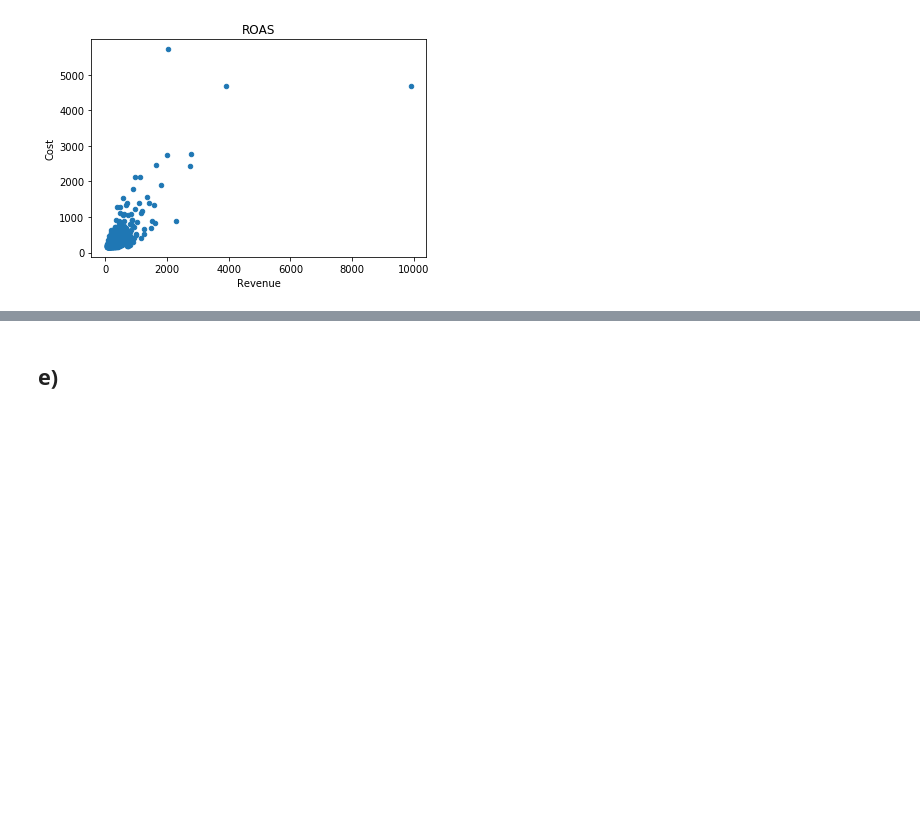
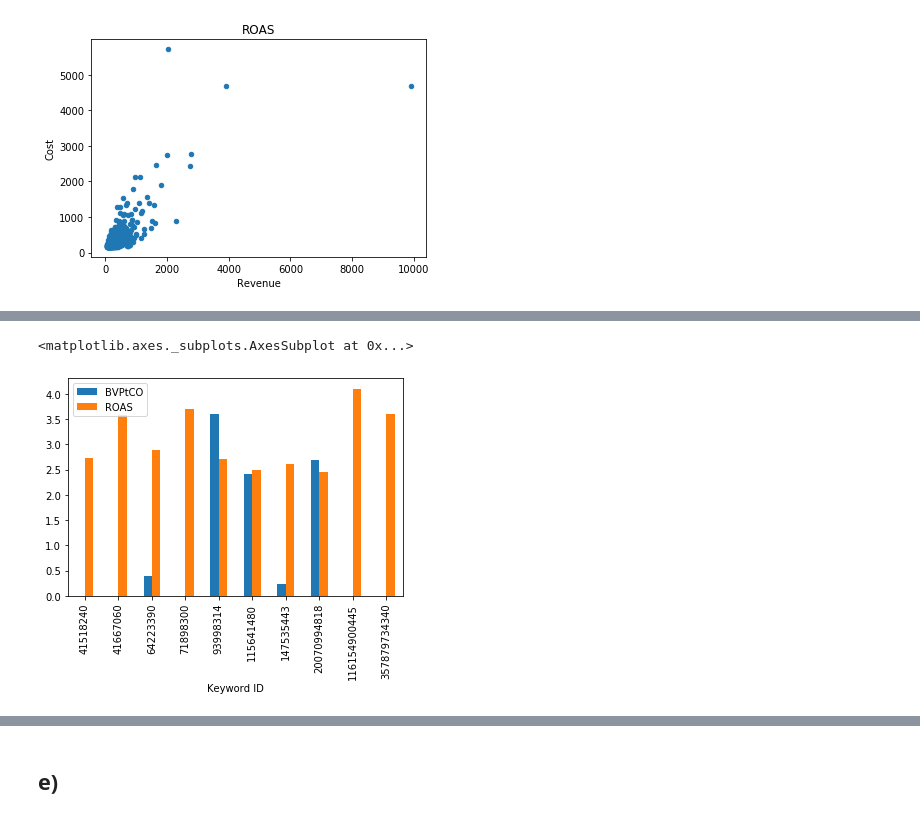
Before and after one commit to saikamat/travel_metrics, a Jupyter notebook: business_metrics.ipynb, the cells around one changed output, grey strips where cells are left out. Cells and saved outputs as stored; diff of their text form; code cells hidden in the pictures; blank space fills up the shorter version.

```diff
--- a/business_metrics.ipynb
+++ b/business_metrics.ipynb
@@ -123,0 +141,5 @@ bm_data.plot.scatter(x='Revenue', y='Cost', title='ROAS')
+# %%
+bm_data.sort_values(by='ROAS', ascending=False).head(10).groupby(['Keyword ID'])['BVPtCO', 'ROAS'].mean().plot(kind='bar')
+# %% [output]
+<matplotlib.axes._subplots.AxesSubplot at 0x...>
+[figure, added]
```
Also changed, not shown: parts of 6 cells of this notebook.
